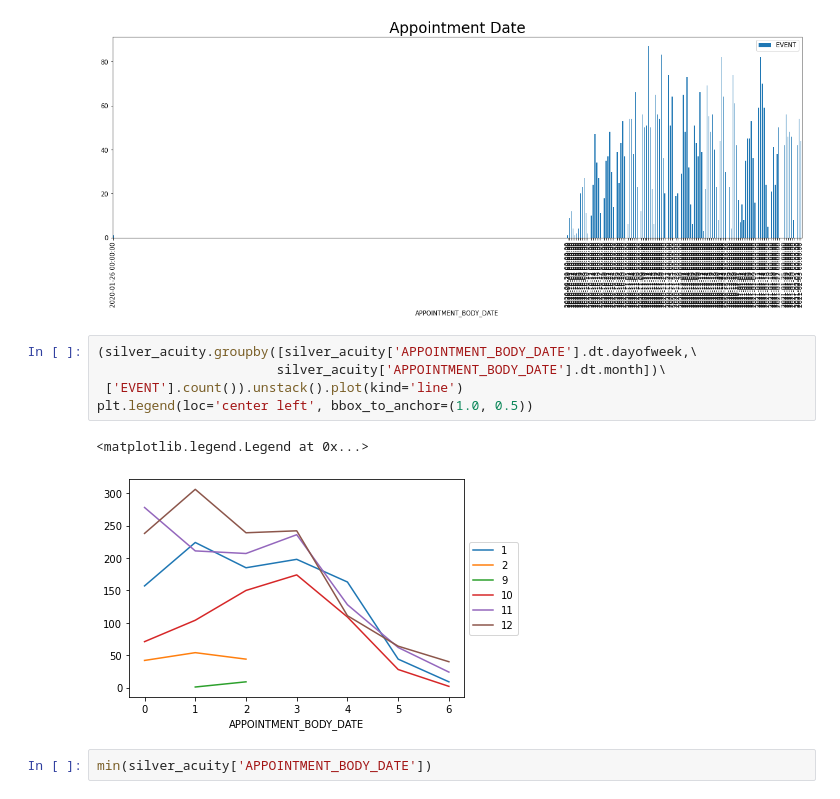
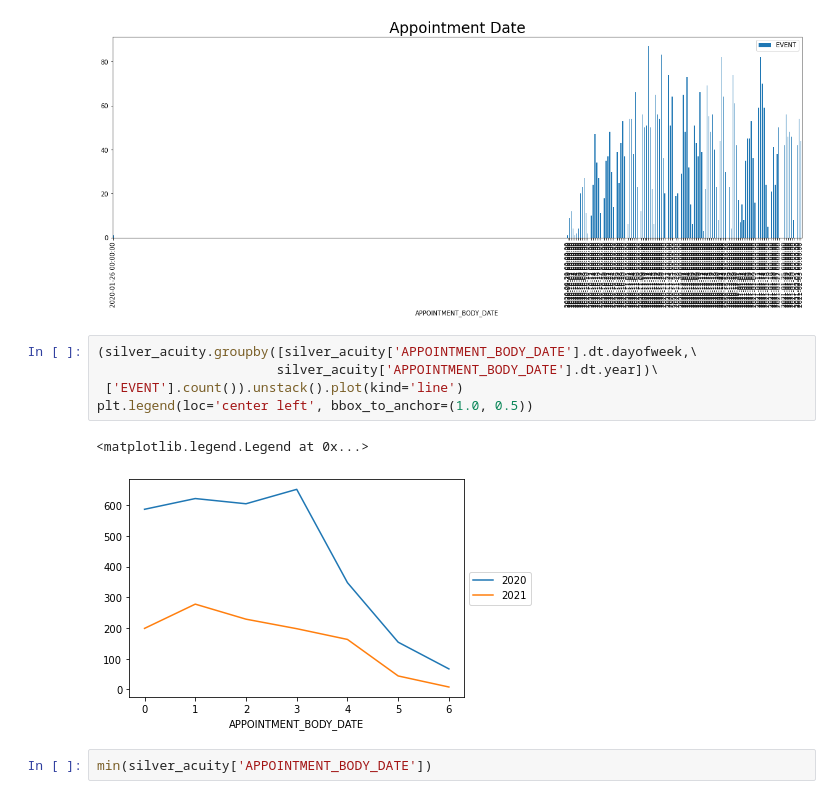
Before and after one commit to meaganlazer/Parking_Tickets_Timeseries, a Jupyter notebook: OrderData.ipynb, the cells around one changed output. Saved outputs shown, nothing was run; the diff lists cells and outputs as text.

```diff
--- a/OrderData.ipynb
+++ b/OrderData.ipynb
@@ -151,12 +163,12 @@ plt.show()
 [figure]
 # %%
 (silver_acuity.groupby([silver_acuity['APPOINTMENT_BODY_DATE'].dt.dayofweek,\
-                       silver_acuity['APPOINTMENT_BODY_DATE'].dt.month])\
+                       silver_acuity['APPOINTMENT_BODY_DATE'].dt.year])\
  ['EVENT'].count()).unstack().plot(kind='line')
 plt.legend(loc='center left', bbox_to_anchor=(1.0, 0.5))
 # %% [output]
 <matplotlib.legend.Legend at 0x...>
-[figure, old version]
+[figure, new version]
 # %%
 min(silver_acuity['APPOINTMENT_BODY_DATE'])
 # %% [output]
```
Also changed, not shown: parts of 12 cells of this notebook.
